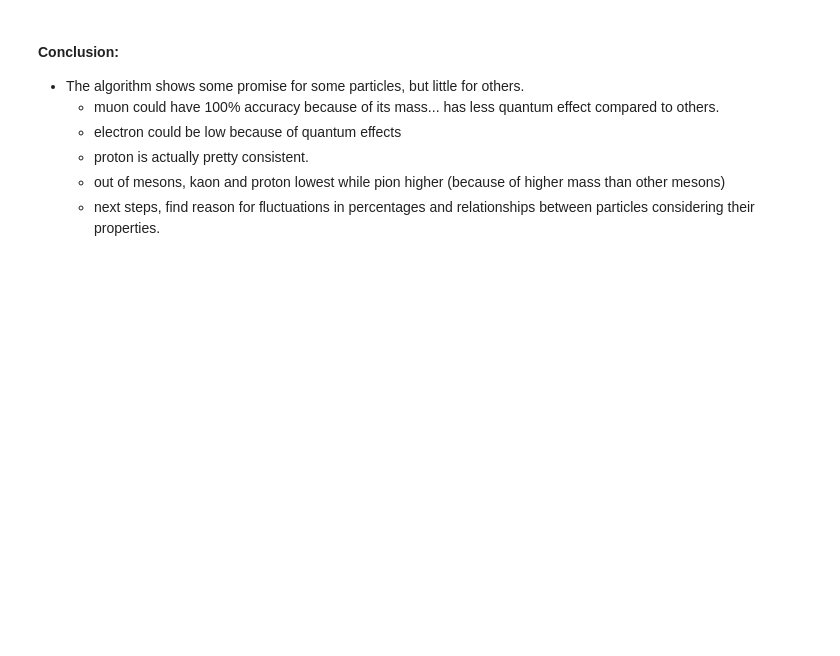
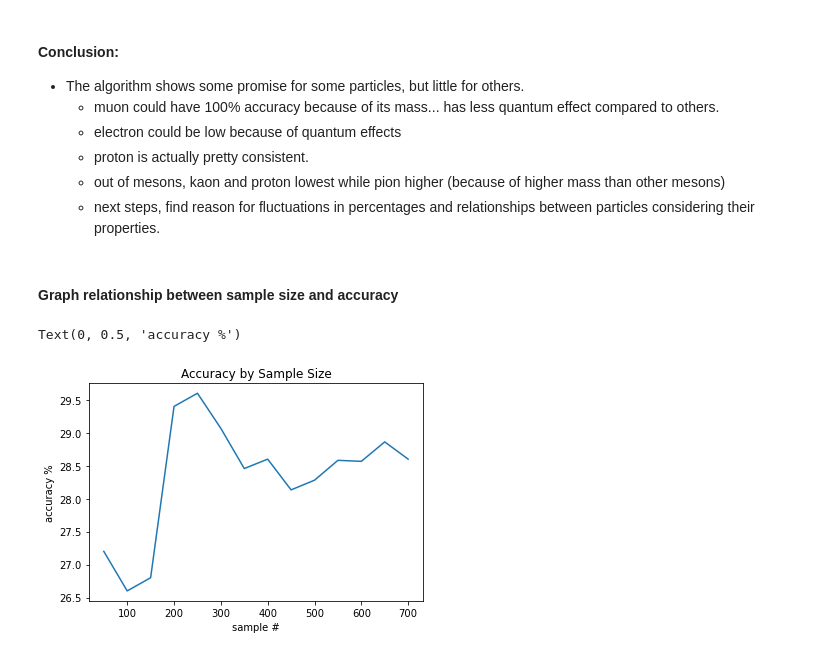
Before and after one commit to rohannakra/AI-Predicts-Particle-Collisions, a Jupyter notebook: main.ipynb, the cells around one changed output. Cells and saved outputs as stored; diff of their text form; code cells hidden in the pictures; blank space fills up the shorter version.

Commit message:
Graphing relationship between sample size and accuracy.

```diff
--- a/main.ipynb
+++ b/main.ipynb
@@ -267,3 +267,41 @@ difference between one test and another (inconsistencies)
     * proton is actually pretty consistent.
     * out of mesons, kaon and proton lowest while pion higher (because of higher mass than other mesons)
     * next steps, find reason for fluctuations in percentages and relationships between particles considering their properties.
+# %% [markdown]
+#### Graph relationship between sample size and accuracy
+# %%
+# TODO: make the code cleaner
+sample_numbers = list(range(50, 701, 50))    # This will be the x
+accuracy = []
+
+for sample_number in sample_numbers:    # start at 50 samples... increase from there.
+    starting_indexes = np.where(target == 0)[0]
+    data_modified = data[starting_indexes][:sample_number]
+    target_modified = (target[particle_indexes])[:sample_number]
+
+    for i in range(1, 5):
+        particle_indexes = np.where(target == i)[0]
+        data_modified_1 = (data[particle_indexes])[:sample_number]
+        target_modified_1 = (target[particle_indexes])[:sample_number]
+
+        data_modified = np.append(data_modified, data_modified_1, axis=0)
+        target_modified = np.append(target_modified, target_modified_1)
+
+
+        scaler = StandardScaler()
+        data_modified_scaled = data_modified.reshape(data_modified.shape[0], -1)
+        data_modified_scaled = (scaler.fit_transform(data_modified_scaled)).reshape(data_modified_scaled.shape[0], 10, 10, 1)
+
+        target_modified_scaled = to_categorical(target_modified)
+
+    result = model.evaluate(data_modified_scaled, target_modified_scaled, verbose=False)[1]*100
+    accuracy.append(result)
+
+# Plot results.
+plt.plot(sample_numbers, accuracy)
+plt.title('Accuracy by Sample Size')
+plt.xlabel('sample #')
+plt.ylabel('accuracy %')
+# %% [output]
+Text(0, 0.5, 'accuracy %')
+[figure, added]
```
Also changed, not shown: parts of 3 cells of this notebook, 5 other files.
